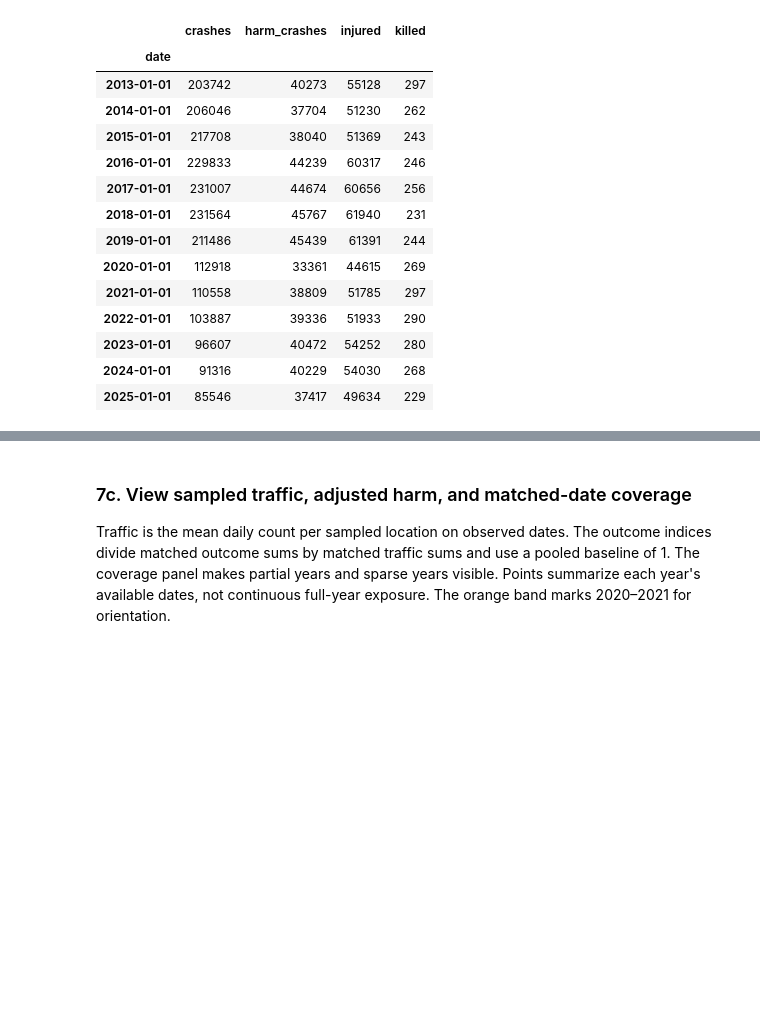
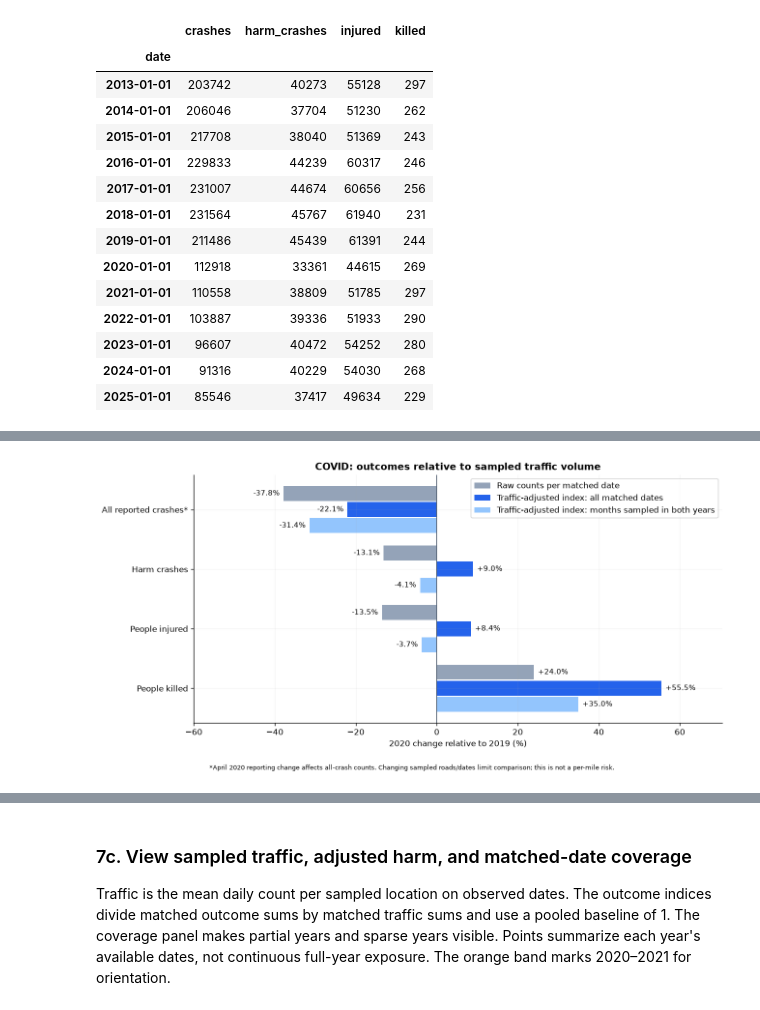
Before and after one commit to ericmao2007/SSMU-Data-Challenge-I, a Jupyter notebook: notebooks/nyc_policy_analysis.ipynb, the cells around one changed output, grey strips where cells are left out. Drawn from its saved outputs; the diff is of its cells as text; code cells hidden in the pictures; blank space fills up the shorter version.

```diff
--- a/notebooks/nyc_policy_analysis.ipynb
+++ b/notebooks/nyc_policy_analysis.ipynb
@@ -241,7 +237,6 @@ for chunk in pd.read_csv(DATA / 'motor_vehicle_collisions.csv', usecols=usecols,
     known = chunk['injured'].notna() & chunk['killed'].notna()
     chunk['harm_crashes'] = (chunk['injured'].gt(0) | chunk['killed'].gt(0)).astype(float).where(known)
     chunk['non_harm_crashes'] = (chunk['injured'].eq(0) & chunk['killed'].eq(0)).astype(float).where(known)
-    chunk['fatal_crashes'] = chunk['killed'].gt(0).astype(float).where(chunk['killed'].notna())
     chunk['crashes'] = 1
     chunk['known_harm'] = known.astype(int)
     chunk['known_injured'] = chunk.injured.notna().astype(int)
@@ -251,7 +246,7 @@ for chunk in pd.read_csv(DATA / 'motor_vehicle_collisions.csv', usecols=usecols,
     audit['missing_time'] += int(chunk.hour.isna().sum())
     weekend = chunk.date.dt.dayofweek.ge(5)
     chunk['new_hours'] = (weekend | chunk.hour.lt(6) | chunk.hour.ge(22)).astype(int)
-    measures = ['crashes', 'harm_crashes', 'non_harm_crashes', 'fatal_crashes', 'known_harm',
+    measures = ['crashes', 'harm_crashes', 'non_harm_crashes', 'known_harm',
                 'known_injured', 'known_killed', *OUTCOME_COLUMNS.values()]
     parts.append(chunk.groupby('date')[measures].sum(min_count=1))
     by_borough.append(chunk.groupby(['date', 'borough'])[measures].sum(min_count=1))
@@ -259,9 +254,10 @@ for chunk in pd.read_csv(DATA / 'motor_vehicle_collisions.csv', usecols=usecols,
     chunk['month'] = chunk.date.dt.to_period('M').dt.to_timestamp()
     # Preserve unknown and ambiguous inventory classifications instead of guessing a segment.
     chunk['road_context'] = np.select(
-        [chunk.inventory_speed.isna(), chunk.speed_values.gt(1), chunk.inventory_speed.le(25),
-         chunk.inventory_speed.le(35)],
-        ['Unmatched', 'Mixed inventory speeds', 'Inventory speed 25 or lower', 'Inventory speed 26–35'],
+        [chunk.inventory_segments.isna(), chunk.inventory_speed.isna(), chunk.speed_values.gt(1),
+         chunk.inventory_speed.le(25), chunk.inventory_speed.le(35)],
+        ['Unmatched', 'Matched, no speed value', 'Mixed inventory speeds', 'Inventory speed 25 or lower',
+         'Inventory speed 26–35'],
         default='Inventory speed above 35')
     by_road.append(chunk.groupby(['month', 'road_context'])[measures].sum(min_count=1))
 
@@ -271,11 +267,7 @@ assert daily.crashes.sum() == audit['raw_crashes'] - audit['invalid_dates']
 assert (daily.harm_crashes.fillna(0) + daily.non_harm_crashes.fillna(0) == daily.known_harm).all()
 first_date, last_date = daily.index.min(), daily.index.max()
 assert len(daily) == len(pd.date_range(first_date, last_date)), 'Missing entire crash dates need review.'
-for label, date in [('vision_zero', '2014-01-15'), ('speed_25', '2014-11-07'),
-                    ('pause', '2020-03-22'), ('reporting_change', '2020-04-06'),
-                    ('camera_24h', '2022-08-01'), ('congestion', '2025-01-05')]:
-    daily[f'after_{label}'] = (daily.index >= date).astype(int)
-monthly = daily[measures].resample('MS').sum(min_count=1)
+monthly = daily.resample('MS').sum(min_count=1)
 monthly['observed_days'] = daily['crashes'].resample('MS').size()
 monthly['calendar_days'] = monthly.index.days_in_month
 monthly['complete_month'] = monthly.observed_days.eq(monthly.calendar_days)
@@ -437,0 +375,69 @@ note(f"**Traffic-adjusted COVID comparison (2020 vs 2019):** mean sampled-locati
+# %%
+sys.path.insert(0, str(ROOT))
+from src.timePattern import load_traffic, normalize_annual_by_traffic, TRAFFIC_FILE, TRAFFIC_SOURCE
+traffic_exposure, traffic_report = load_traffic(TRAFFIC_FILE)
+covid_rates = normalize_annual_by_traffic(daily, traffic_exposure)
+covid_rates.to_csv(PROCESSED / 'annual_crashes_normalized_by_traffic.csv')
+metrics = ['crashes', 'harm_crashes', 'injured', 'killed']
+pretty = ['All reported crashes*', 'Harm crashes', 'People injured', 'People killed']
+rate_columns = [f'{metric}_index' for metric in metrics]
+
+def index_change(rates, year, base=2019):
+    return pd.Series((rates.loc[year, rate_columns].to_numpy(dtype=float) /
+                      rates.loc[base, rate_columns].to_numpy(dtype=float) - 1) * 100, index=metrics)
+
+# Sum over different numbers of sampled dates is not comparable; use per-date means.
+per_matched_day = covid_rates[metrics].div(covid_rates.matched_days, axis=0)
+raw_changes = (per_matched_day.loc[2020] / per_matched_day.loc[2019] - 1) * 100
+changes = index_change(covid_rates, 2020)
+traffic_change = (covid_rates.loc[2020, 'mean_daily_traffic'] /
+                  covid_rates.loc[2019, 'mean_daily_traffic'] - 1) * 100
+# Seasonal sensitivity: keep only calendar months with traffic observations in both years.
+traffic_dates = traffic_exposure.index[traffic_exposure[list(range(24))].sum(axis=1, min_count=24).gt(0)]
+traffic_months = {year: set(traffic_dates[traffic_dates.year == year].month) for year in [2019, 2020]}
+shared_months = sorted(traffic_months[2019] & traffic_months[2020])
+missing_2020_months = sorted(set(range(1, 13)) - traffic_months[2020])
+same_month_days = daily.loc[daily.index.year.isin([2019, 2020]) & daily.index.month.isin(shared_months)]
+same_month_rates = normalize_annual_by_traffic(same_month_days, traffic_exposure)
+same_month_changes = index_change(same_month_rates, 2020)
+covid_comparison = pd.DataFrame({'per_matched_date_count_change_percent': raw_changes,
+                                 'traffic_adjusted_index_change_percent': changes,
+                                 'same_month_traffic_adjusted_index_change_percent': same_month_changes})
+covid_comparison.to_csv(OUT / 'covid_raw_vs_traffic_adjusted_changes.csv')
+fig, ax = plt.subplots(figsize=(11, 5.5))
+positions = np.arange(len(metrics))
+bars = [(raw_changes, -.27, '#94a3b8', 'Raw counts per matched date'),
+        (changes, 0, BLUE, 'Traffic-adjusted index: all matched dates'),
+        (same_month_changes, .27, '#93c5fd', 'Traffic-adjusted index: months sampled in both years')]
+for values, shift, color, label in bars:
+    ax.barh(positions + shift, values, height=.25, color=color, label=label)
+    for position, value in enumerate(values):
+        ax.text(value + (1 if value >= 0 else -1), position + shift, f'{value:+.1f}%',
+                va='center', ha='left' if value >= 0 else 'right', fontsize=9)
+ax.axvline(0, color='#475569', linewidth=1)
+ax.set(yticks=positions, yticklabels=pretty, xlabel='2020 change relative to 2019 (%)',
+       title='COVID: outcomes relative to sampled traffic volume')
+ax.invert_yaxis()
+all_values = pd.concat([raw_changes, changes, same_month_changes])
+ax.set_xlim(min(-60, all_values.min() - 15), max(55, all_values.max() + 15))
+ax.legend(loc='best')
+fig.text(.5, .01, '*April 2020 reporting change affects all-crash counts. '
+         'Changing sampled roads/dates limit comparison; this is not a per-mile risk.', ha='center', fontsize=8)
+fig.tight_layout(rect=(0, .05, 1, 1))
+save_figure(fig, '02_covid_traffic_adjusted_changes')
+display(covid_rates.loc[[2019, 2020, 2021], ['matched_days', 'mean_sites', 'mean_daily_traffic', *metrics, *rate_columns]].round(3))
+display(covid_comparison.round(2))
+fatal_ratio = covid_rates.loc[2020, 'killed_index'] / covid_rates.loc[2019, 'killed_index']
+month_names = lambda months: ', '.join(pd.Timestamp(2020, month, 1).strftime('%b') for month in months) or 'none'
+note(f"**Traffic-adjusted COVID comparison (2020 vs 2019):** mean sampled-location traffic per observed "
+     f"day changed {traffic_change:+.1f}%. There were {int(covid_rates.loc[2019, 'matched_days'])} matched "
+     f"dates in 2019 and {int(covid_rates.loc[2020, 'matched_days'])} in 2020; 2020 has no traffic-observed "
+     f"dates in {month_names(missing_2020_months)}, so the comparison does not describe those months. "
+     f"The harm-crash index changed {changes['harm_crashes']:+.1f}% and the fatality index changed "
+     f"{changes['killed']:+.1f}%. Using only months sampled in both years, they changed "
+     f"{same_month_changes['harm_crashes']:+.1f}% and {same_month_changes['killed']:+.1f}%. "
+     "These are descriptive sample-based indices that are sensitive to which dates and roads were sampled; "
+     "changing roads, travel mix, and reporting can affect the comparison, and they do not isolate the "
+     "effect of lockdown policy.")
+# %% [output]
+[figure, added]
```
Also changed, not shown: parts of 12 cells of this notebook, 32 other files.
